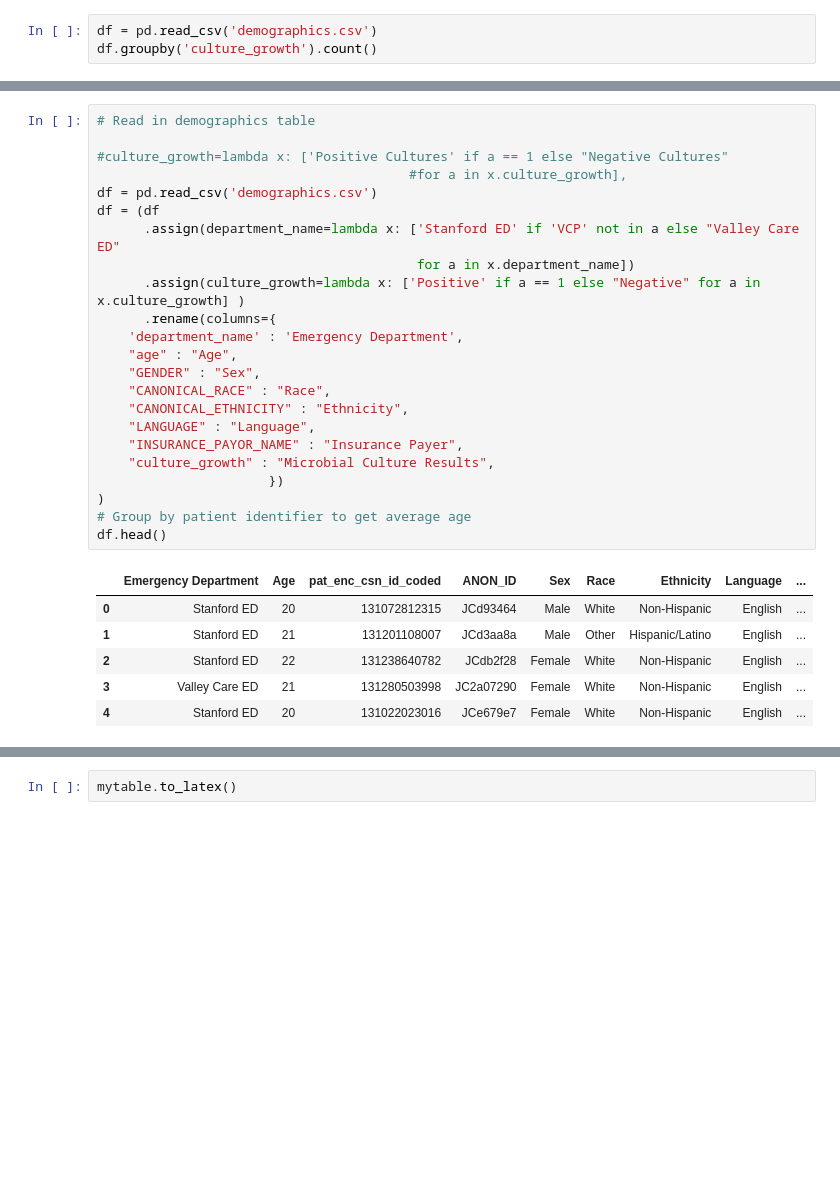
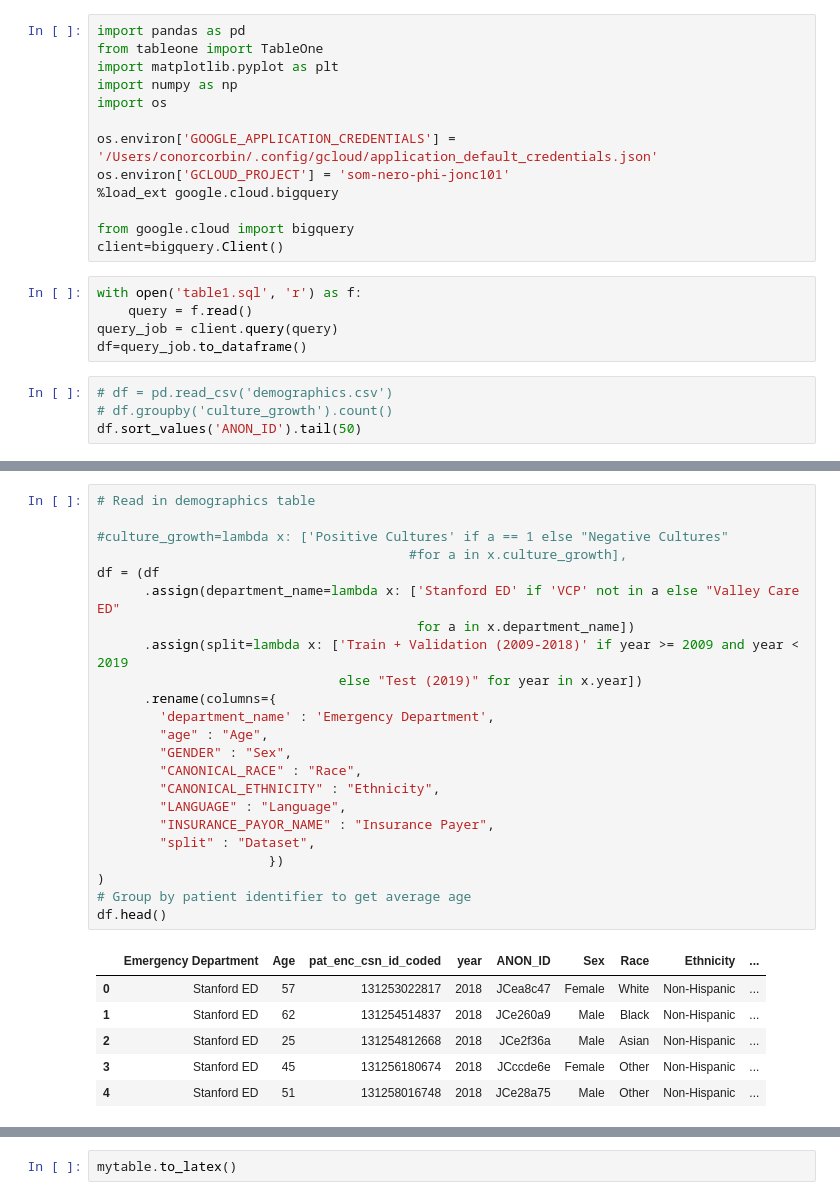
Before and after one commit to conorkcorbin/er_infection, a Jupyter notebook: notebooks/figures_and_tables/Table1.ipynb, the cells around one changed output, grey strips where cells are left out. Cells and saved outputs as stored; diff of their text form; blank space fills up the shorter version.

```diff
--- a/notebooks/figures_and_tables/Table1.ipynb
+++ b/notebooks/figures_and_tables/Table1.ipynb
@@ -4,4 +1,23 @@ from tableone import TableOne
+# %%
+import pandas as pd
+from tableone import TableOne
+import matplotlib.pyplot as plt
+import numpy as np
+import os
+
+os.environ['GOOGLE_APPLICATION_CREDENTIALS'] = '/Users/conorcorbin/.config/gcloud/application_default_credentials.json'
+os.environ['GCLOUD_PROJECT'] = 'som-nero-phi-jonc101'
+%load_ext google.cloud.bigquery
+
+from google.cloud import bigquery
+client=bigquery.Client()
+# %%
+with open('table1.sql', 'r') as f:
+    query = f.read()
+query_job = client.query(query)
+df=query_job.to_dataframe()
 # %%
-df = pd.read_csv('demographics.csv')
-df.groupby('culture_growth').count()
+# df = pd.read_csv('demographics.csv')
+# df.groupby('culture_growth').count()
+df.sort_values('ANON_ID').tail(50)
 # %% [output]
@@ -20,33 +49,33 @@ df.groupby('department_name').count()
 # %%
 # Read in demographics table
 
 #culture_growth=lambda x: ['Positive Cultures' if a == 1 else "Negative Cultures"
                                         #for a in x.culture_growth],
-df = pd.read_csv('demographics.csv')
 df = (df
       .assign(department_name=lambda x: ['Stanford ED' if 'VCP' not in a else "Valley Care ED"
                                          for a in x.department_name])
-      .assign(culture_growth=lambda x: ['Positive' if a == 1 else "Negative" for a in x.culture_growth] )
+      .assign(split=lambda x: ['Train + Validation (2009-2018)' if year >= 2009 and year < 2019
+                               else "Test (2019)" for year in x.year])
       .rename(columns={
-    'department_name' : 'Emergency Department',
-    "age" : "Age",
-    "GENDER" : "Sex",
-    "CANONICAL_RACE" : "Race",
-    "CANONICAL_ETHNICITY" : "Ethnicity",
-    "LANGUAGE" : "Language",
-    "INSURANCE_PAYOR_NAME" : "Insurance Payer",
-    "culture_growth" : "Microbial Culture Results",
+        'department_name' : 'Emergency Department',
+        "age" : "Age",
+        "GENDER" : "Sex",
+        "CANONICAL_RACE" : "Race",
+        "CANONICAL_ETHNICITY" : "Ethnicity",
+        "LANGUAGE" : "Language",
+        "INSURANCE_PAYOR_NAME" : "Insurance Payer",
+        "split" : "Dataset",
                       })
 )
 # Group by patient identifier to get average age
 df.head()
 # %% [output]
-|  | Emergency Department | Age | pat_enc_csn_id_coded | ANON_ID | Sex | Race | Ethnicity | Language | ... |
-| 0 | Stanford ED | 20 | 131072812315 | JCd93464 | Male | White | Non-Hispanic | English | ... |
-| 1 | Stanford ED | 21 | 131201108007 | JCd3aa8a | Male | Other | Hispanic/Latino | English | ... |
-| 2 | Stanford ED | 22 | 131238640782 | JCdb2f28 | Female | White | Non-Hispanic | English | ... |
-| 3 | Valley Care ED | 21 | 131280503998 | JC2a07290 | Female | White | Non-Hispanic | English | ... |
-| 4 | Stanford ED | 20 | 131022023016 | JCe679e7 | Female | White | Non-Hispanic | English | ... |
+|  | Emergency Department | Age | pat_enc_csn_id_coded | year | ANON_ID | Sex | Race | Ethnicity | ... |
+| 0 | Stanford ED | 57 | 131253022817 | 2018 | JCea8c47 | Female | White | Non-Hispanic | ... |
+| 1 | Stanford ED | 62 | 131254514837 | 2018 | JCe260a9 | Male | Black | Non-Hispanic | ... |
+| 2 | Stanford ED | 25 | 131254812668 | 2018 | JCe2f36a | Male | Asian | Non-Hispanic | ... |
+| 3 | Stanford ED | 45 | 131256180674 | 2018 | JCccde6e | Female | Other | Non-Hispanic | ... |
+| 4 | Stanford ED | 51 | 131258016748 | 2018 | JCe28a75 | Male | Other | Non-Hispanic | ... |
 # %%
 columns = ["Emergency Department", 'Age', 'Sex', 'Race', 'Ethnicity', "Language", "Insurance Payer"]
 categorical = ['Emergency Department', 'Sex', 'Race', 'Ethnicity', "Language", "Insurance Payer"]
```
Also changed, not shown: parts of 8 cells of this notebook, 1 other file.
